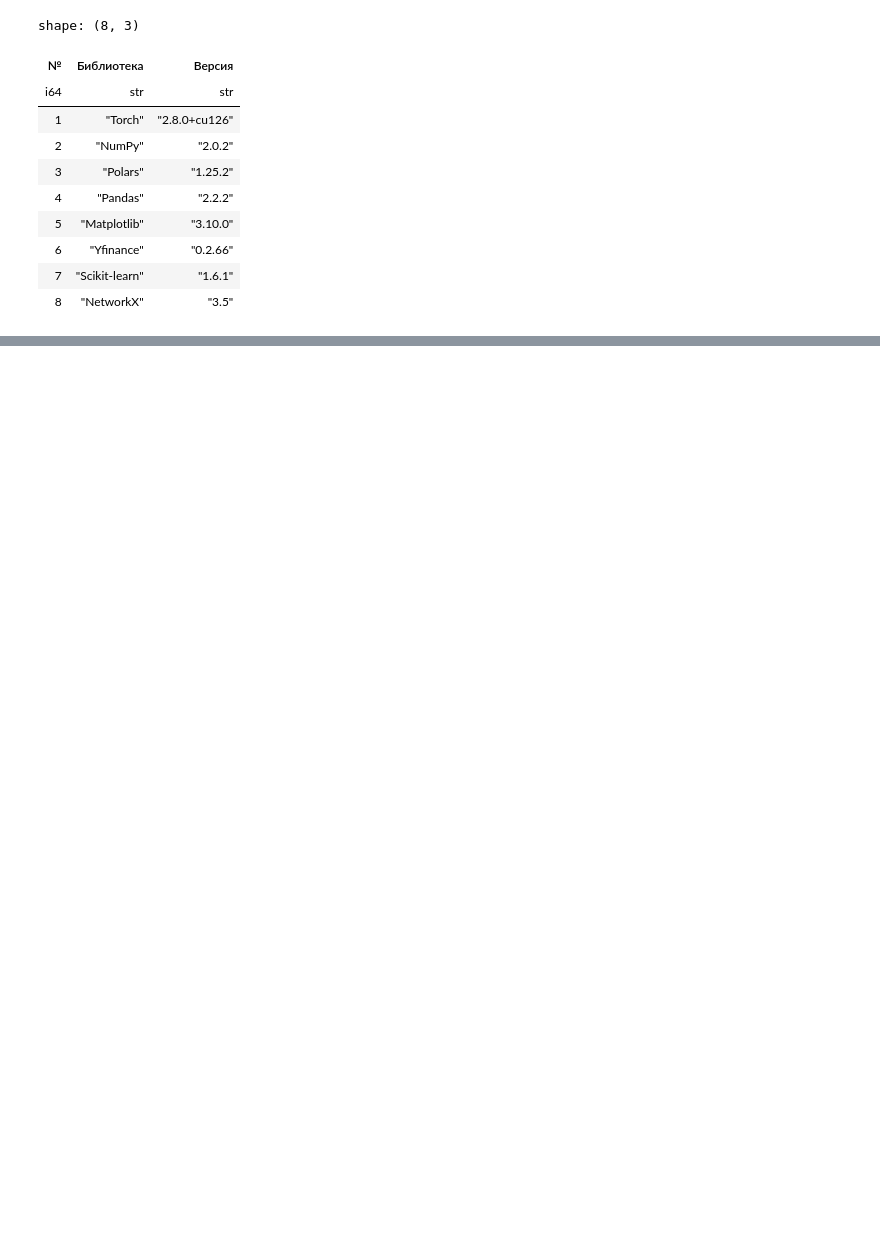
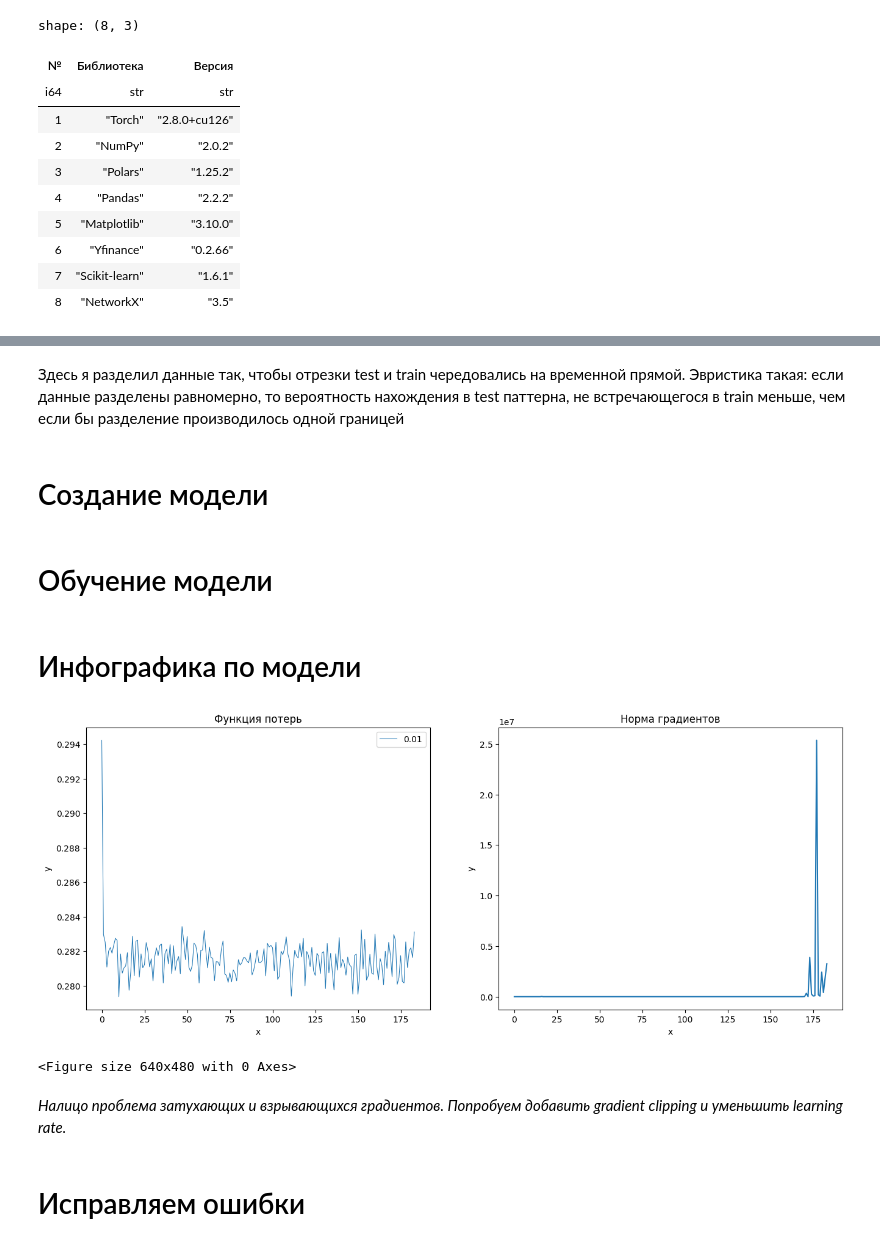
Before and after one commit to Crazy-Explorer31/dl_hse, a Jupyter notebook: homework_03/3.ipynb, the cells around one changed output, grey strips where cells are left out. Cells and saved outputs as stored; diff of their text form; code cells hidden in the pictures; blank space fills up the shorter version.

```diff
--- a/homework_03/3.ipynb
+++ b/homework_03/3.ipynb
@@ -2065,0 +85,3 @@ KeyboardInterrupt:
+# %%
+SEED = 42
+BATCH_SIZE = 16
@@ -2065,0 +194,2 @@ KeyboardInterrupt:
+# %% [markdown]
+Здесь я разделил данные так, чтобы отрезки test и train чередовались на временной прямой. Эвристика такая: если данные разделены равномерно, то вероятность нахождения в test паттерна, не встречающегося в train меньше, чем если бы разделение производилось одной границей
@@ -2065,0 +216,32 @@ KeyboardInterrupt:
+# %% [markdown]
+# Создание модели
+# %%
+class GRU(nn.Module):
+    def __init__(self, input_size = 1, hidden_size = 128, num_layers = 2):
+        super(GRU, self).__init__()
+        self.hidden_size = hidden_size
+        self.num_layers = num_layers
+
+        self.gru = nn.GRU(
+            input_size = input_size,
+            hidden_size = hidden_size,
+            num_layers = num_layers,
+            dropout = 0.3,
+            batch_first = True
+        )
+        self.fc = nn.Linear(hidden_size, 1)
+
+    def forward(self, x):
+        h0 = torch.zeros(self.num_layers, x.size(0), self.hidden_size).requires_grad_().to(DEVICE)
+        out, hn = self.gru(x, h0.detach())
+        out = self.fc(out[:, -1, :])
+        return out
+
+def RMSELoss(yhat,y):
+    return torch.sqrt(torch.mean((yhat-y)**2))
+
+model = GRU().to(DEVICE)
+criterion = RMSELoss
+optimizer = optim.Adam(model.parameters(), lr = 0.001)
+# %% [markdown]
+# Обучение модели
@@ -2065,0 +292,23 @@ KeyboardInterrupt:
+# %% [markdown]
+# Инфографика по модели
+# %%
+data_1 = pd.DataFrame({'x' : np.arange(len(train_loss[::100])), 'y' : train_loss[::100]})
+data_2 = pd.DataFrame({'x' : np.arange(len(grad_norms[::100])), 'y' : grad_norms[::100]})
+
+fig, axes = plt.subplots(1, 2, figsize=(16, 6))
+
+sns.lineplot(data_1, x='x', y='y', ax=axes[0], size=0.01, linewidth=0.0001)
+axes[0].set_title("Функция потерь")
+
+sns.lineplot(data_2, x='x', y='y', ax=axes[1])
+axes[1].set_title("Норма градиентов")
+
+plt.show()
+plt.tight_layout();
+# %% [output]
+[figure, added]
+<Figure size 640x480 with 0 Axes>
+# %% [markdown]
+*Налицо проблема затухающих и взрывающихся градиентов. Попробуем добавить gradient clipping и уменьшить learning rate.*
+# %% [markdown]
+# Исправляем ошибки
```
Also changed, not shown: parts of 56 cells of this notebook.
